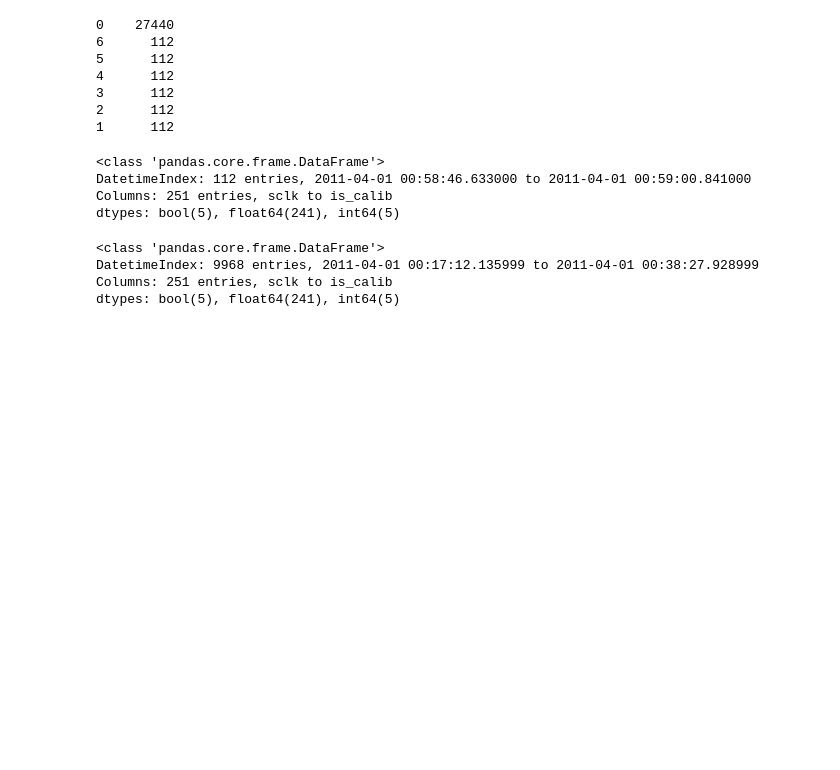
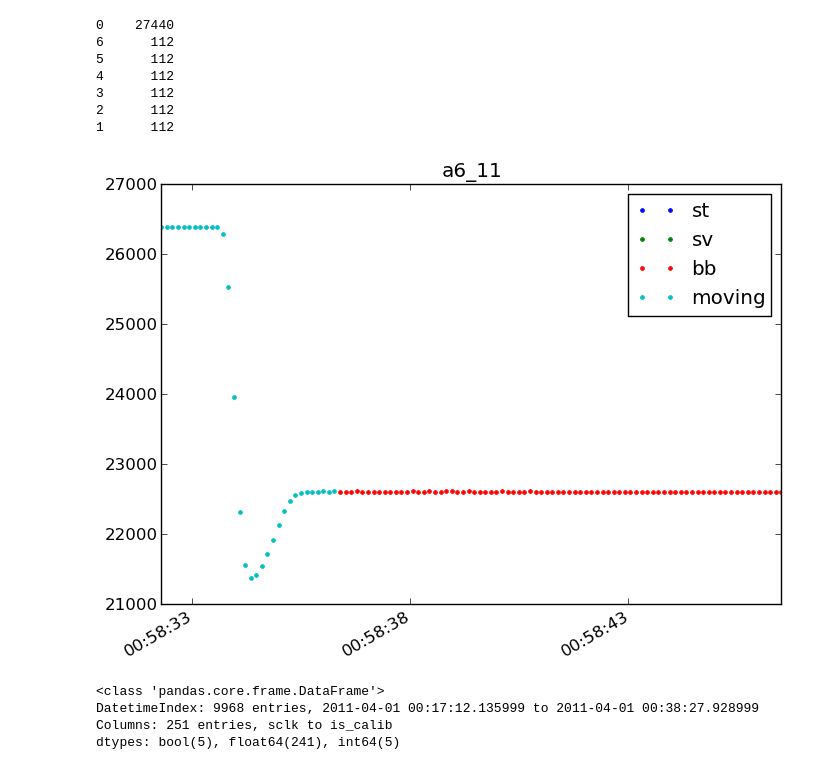
Before and after one commit to lro-diviner/divcalib, a Jupyter notebook: Diviner hourly.ipynb, the cells around one changed output. Drawn from its saved outputs; the diff is of its cells as text; code cells hidden in the pictures; blank space fills up the shorter version.

```diff
--- a/Diviner hourly.ipynb
+++ b/Diviner hourly.ipynb
@@ -86,13 +108,11 @@ df.bb_block_labels.value_counts()
 3      112
 2      112
 1      112
-# %%
-df[df.sv_block_labels==13]
-# %% [output]
-<class 'pandas.core.frame.DataFrame'>
-DatetimeIndex: 112 entries, 2011-04-01 00:58:46.633000 to 2011-04-01 00:59:00.841000
-Columns: 251 entries, sclk to is_calib
-dtypes: bool(5), float64(241), int64(5)
+# %%
+ct.plot_calib_block(df,'bb_block_labels',6)
+display(gcf())
+# %% [output]
+[figure, added]
 # %%
 t1 = df[df.calib_block_labels==2].index[0]
 # %%
```
Also changed, not shown: parts of 60 cells of this notebook.
